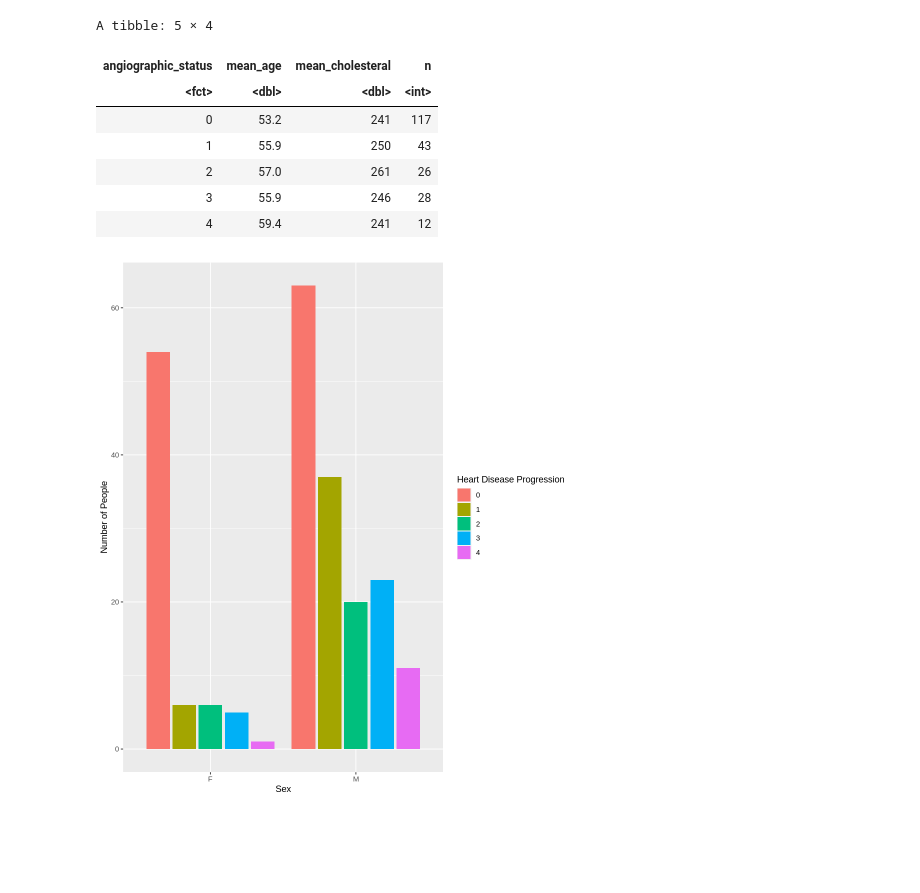
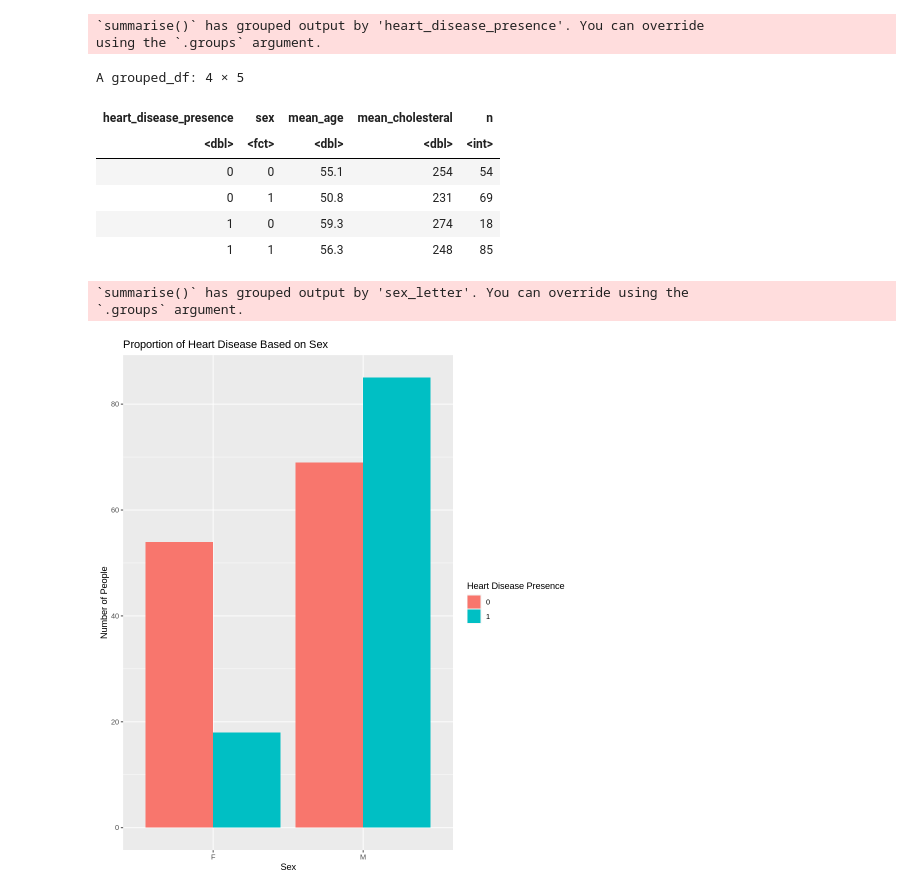
Before and after one commit to samtang22/dsci-100-2022W1-group-21, a Jupyter notebook: heart.data.ipynb, the cells around one changed output. Cells and saved outputs as stored; diff of their text form; code cells hidden in the pictures; blank space fills up the shorter version.

Commit message:
Changed heart disease presence to 2 factors

```diff
--- a/heart.data.ipynb
+++ b/heart.data.ipynb
@@ -32,6 +57,18 @@ heart_data <- read_csv(url("https://archive.ics.uci.edu/ml/machine-learning-data
     mutate(resting_electrocardiographic_results=as.factor(resting_electrocardiographic_results)) |>
     mutate(angiographic_status=as.factor(angiographic_status)) |>
     select(age, sex, resting_blood_pressure, serum_cholestoral, resting_electrocardiographic_results, exercise_induced_angina, angiographic_status)
+#temp <- heart_data
+heart_data["heart_disease_presence"] <- 0
+ncol(heart_data)
+for(i in 1:nrow(heart_data)) {
+    if(heart_data[i, ncol(heart_data)-1] == 0) {
+        heart_data[i, ncol(heart_data)] <- 0
+    } else {
+        heart_data[i, ncol(heart_data)] <- 1
+    }
+}
+heart_data <- heart_data |>
+    select(-angiographic_status)
 heart_data
 # %% [output]
 Rows: 303 Columns: 14
@@ -62,27 +100,16 @@ heart_test <- testing(heart_split)
 #added rounding because it's harder to read with 6 decimals following each number
 #not sure if i like having the n=n() - they did suggest it in the assignment but i feel like it doesn't add much value here
 mean_age_angiographic <- heart_train |>
-    group_by(angiographic_status) |>
+    group_by(heart_disease_presence, sex) |>
     summarize(mean_age=round(mean(age),1), mean_cholesteral = round(mean(serum_cholestoral)), n=n())
 mean_age_angiographic
-
-#i liked this graph but maybe a little less relevant now
-# training_summarized <- heart_train |>
-#     group_by(exercise_induced_angina, sex) |>
-#     summarize(n=n())
-# training_summarized
-
-# chart is a little big for a summary
-# training_summarized_2 <- heart_train |>
-#    group_by(exercise_induced_angina, age) |>
-#    summarize(n=n())
-# training_summarized_2
 # %% [output]
-A tibble: 5 × 4
+`summarise()` has grouped output by 'heart_disease_presence'. You can override
+using the `.groups` argument.
+A grouped_df: 4 × 5
-| angiographic_status | mean_age | mean_cholesteral | n |
-| <fct> | <dbl> | <dbl> | <int> |
-| 0 | 53.2 | 241 | 117 |
-| 1 | 55.9 | 250 | 43 |
-| 2 | 57.0 | 261 | 26 |
-| 3 | 55.9 | 246 | 28 |
-| 4 | 59.4 | 241 | 12 |
+| heart_disease_presence | sex | mean_age | mean_cholesteral | n |
+| <dbl> | <fct> | <dbl> | <dbl> | <int> |
+| 0 | 0 | 55.1 | 254 | 54 |
+| 0 | 1 | 50.8 | 231 | 69 |
+| 1 | 0 | 59.3 | 274 | 18 |
+| 1 | 1 | 56.3 | 248 | 85 |
@@ -93,31 +116,32 @@ library(RColorBrewer)
 # %%
-#tried to color by age like I did for sex in the next plot but it didn't work for some reason
-# age_dist <- training_summarized_2 |>
-#     ggplot(aes(x=age, y=n)) +
-#     geom_bar(stat="identity") +
-#     labs(x="Age", y="Number with exercise-induced angina") +
-#     theme(text=element_text(size=20)) +
-#     scale_fill_brewer(palette="PuRd")
-# age_dist
-
 #converts numerical sex value into a letter eg 0 -> F. Creates a new column for it
 temp_heart_train <- heart_train
 temp_heart_train["sex_letter"] <- NA
 for(i in 1:nrow(temp_heart_train)) {
     if(temp_heart_train[i, 2] == 0) {
         temp_heart_train[i, ncol(temp_heart_train)] <- "F"
     } else {
         temp_heart_train[i, ncol(temp_heart_train)] <- "M"
     }
 }
-#temp_heart_train
+temp_heart_train <- temp_heart_train |>
+    group_by(sex_letter, heart_disease_presence) |>
+    summarize(n=n())
+
+temp_heart_train <- temp_heart_train |>
+    mutate(heart_disease_presence = as.factor(heart_disease_presence))
+
+
 options(repr.plot.width = 8, repr.plot.height = 9)
 heart_plot <- temp_heart_train |>
-    ggplot(aes(x = sex_letter, fill = angiographic_status)) +
-    geom_bar(position = "dodge2") +
+    ggplot(aes(x = sex_letter, y = n, fill = heart_disease_presence)) +
+    geom_bar(stat = "identity", position = "dodge") +
     xlab("Sex") +
     ylab("Number of People") +
-    labs(fill = "Heart Disease Progression") #not sure if this is the right thing to call it
+    labs(fill = "Heart Disease Presence")+
+    ggtitle("Proportion of Heart Disease Based on Sex")
 heart_plot
 # %% [output]
+`summarise()` has grouped output by 'sex_letter'. You can override using the
+`.groups` argument.
-[figure, old version]
+[figure, new version]
```
Also changed, not shown: parts of 5 cells of this notebook.
